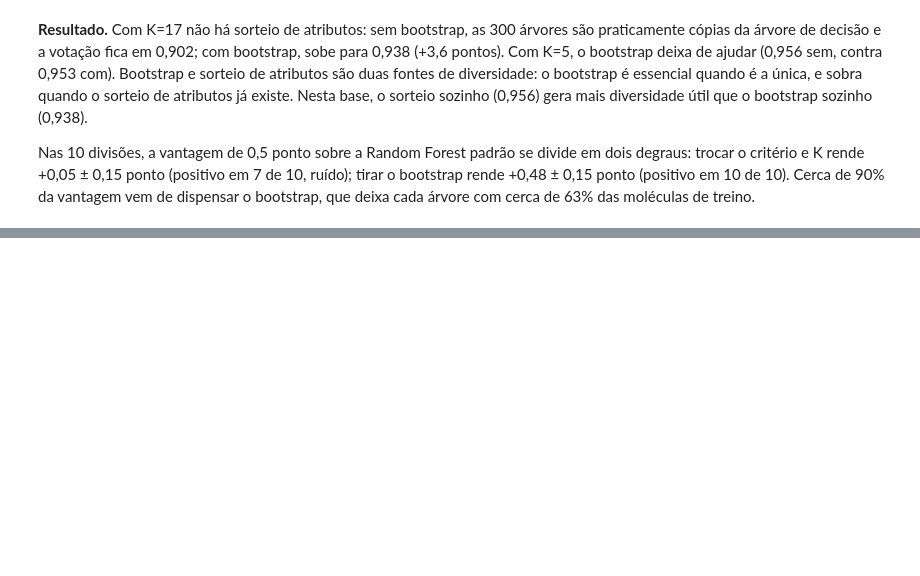
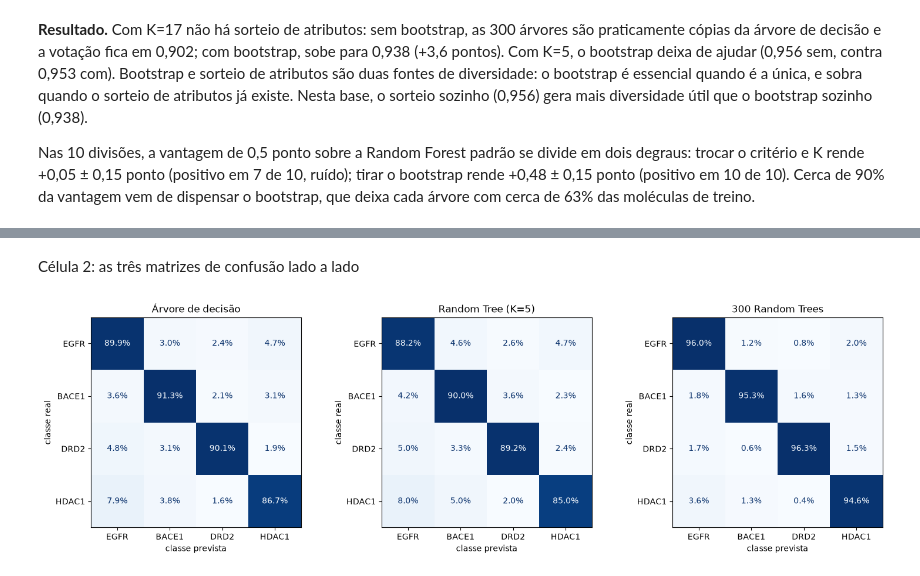
Before and after one commit to pumba-dev/machine-learning-practice, a Jupyter notebook: notebooks/04_random_tree.ipynb, the cells around one changed output, grey strips where cells are left out. Drawn from its saved outputs; the diff is of its cells as text; code cells hidden in the pictures; blank space fills up the shorter version.

Commit message:
Adiciona análise por classe, confusões e importância dos atributos

```diff
--- a/notebooks/04_random_tree.ipynb
+++ b/notebooks/04_random_tree.ipynb
@@ -446,0 +453,22 @@ Nas 10 divisões, a vantagem de 0,5 ponto sobre a Random Forest padrão se divid
+# %%
+from sklearn.metrics import ConfusionMatrixDisplay
+from src.config import CLASSES
+
+modelos_finais = {
+    "Árvore de decisão": DecisionTreeClassifier(criterion="entropy", random_state=42),
+    "Random Tree (K=5)": DecisionTreeClassifier(criterion="entropy", max_features=5, random_state=42),
+    "300 Random Trees": RandomForestClassifier(
+        n_estimators=300, criterion="entropy", max_features=5, bootstrap=False,
+        random_state=42, n_jobs=-1),
+}
+
+previsoes_finais = {}
+for nome, modelo in modelos_finais.items():
+    modelo.fit(X_treino, y_treino)
+    previsoes_finais[nome] = modelo.predict(X_teste)
+
+f1_por_classe = pd.DataFrame(
+    {nome: f1_score(y_teste, prev, labels=CLASSES, average=None) for nome, prev in previsoes_finais.items()},
+    index=CLASSES,
+)
+f1_por_classe.round(3)
@@ -446,0 +481,16 @@ Nas 10 divisões, a vantagem de 0,5 ponto sobre a Random Forest padrão se divid
+# %% [markdown]
+Célula 2: as três matrizes de confusão lado a lado
+# %%
+fig, eixos = plt.subplots(1, 3, figsize=(15, 4.5))
+for ax, (nome, prev) in zip(eixos, previsoes_finais.items()):
+    ConfusionMatrixDisplay.from_predictions(
+        y_teste, prev, labels=CLASSES, normalize="true",
+        values_format=".1%", cmap="Blues", colorbar=False, ax=ax,
+    )
+    ax.set_title(nome)
+    ax.set_xlabel("classe prevista")
+    ax.set_ylabel("classe real")
+plt.tight_layout()
+plt.show()
+# %% [output]
+[figure, added]
```
Also changed, not shown: parts of 8 cells of this notebook.
